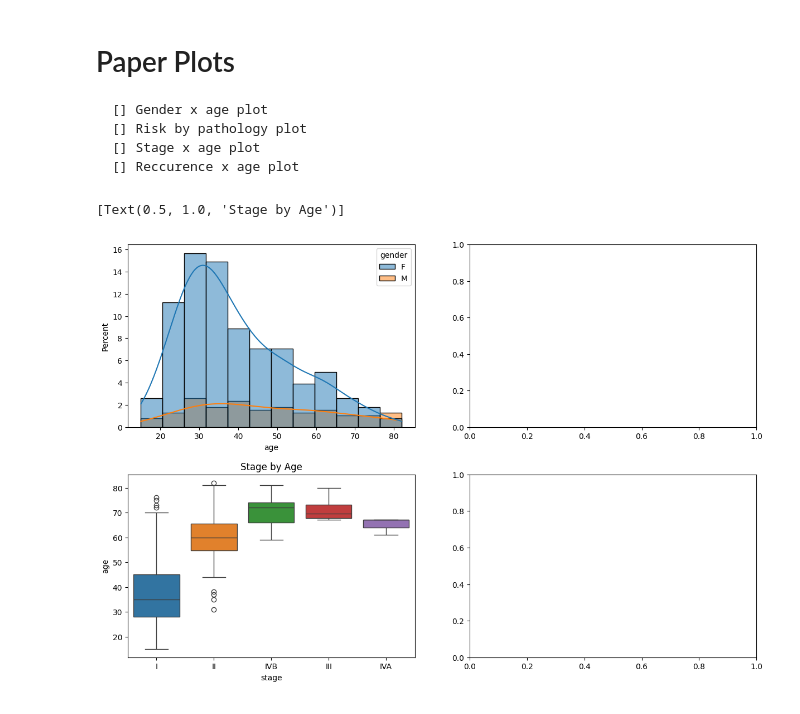
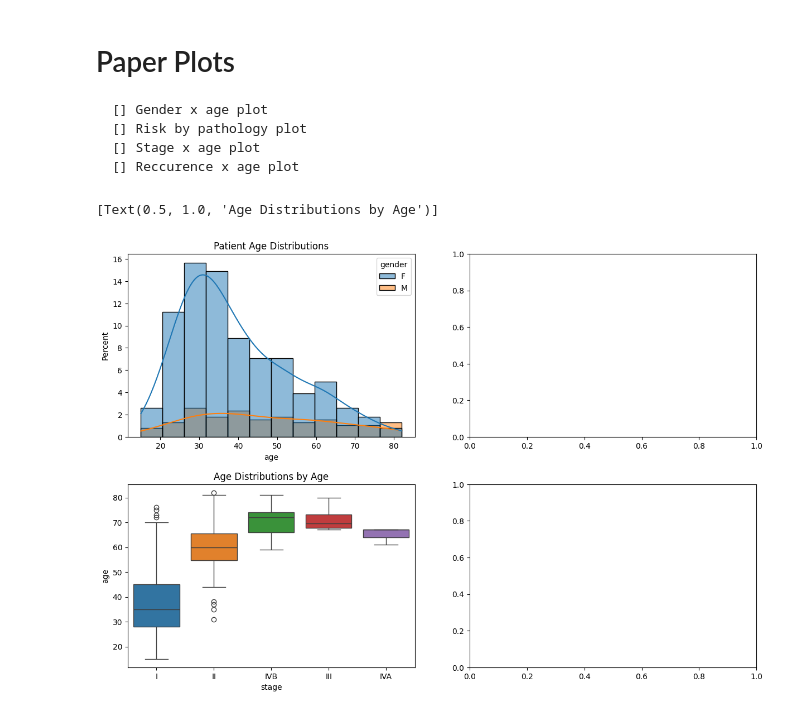
Before and after one commit to cole-khamnei/EECS6690E_final_project, a Jupyter notebook: notebooks/thryoid_cancer_EDA.ipynb, the cells around one changed output. Drawn from its saved outputs; the diff is of its cells as text; code cells hidden in the pictures.

```diff
--- a/notebooks/thryoid_cancer_EDA.ipynb
+++ b/notebooks/thryoid_cancer_EDA.ipynb
@@ -102,9 +102,11 @@ thryoid_df
 # %%
 fig, axes = plt.subplots(2, 2, figsize=(12, 8))
 fig.tight_layout(h_pad=4, w_pad=4)
 sns.histplot(data=raw_thyroid_df, x="age", hue="gender", kde=True, stat="percent", ax=axes[0, 0])
+axes[0, 0].set(title="Patient Age Distributions")
+
 sns.boxplot(data=raw_thyroid_df, x="stage", y="age", hue="stage", ax=axes[1, 0])
-axes[1, 0].set(title="Stage by Age")
+axes[1, 0].set(title="Age Distributions by Age")
 # %% [output]
-[Text(0.5, 1.0, 'Stage by Age')]
+[Text(0.5, 1.0, 'Age Distributions by Age')]
-[figure, old version]
+[figure, new version]
```
